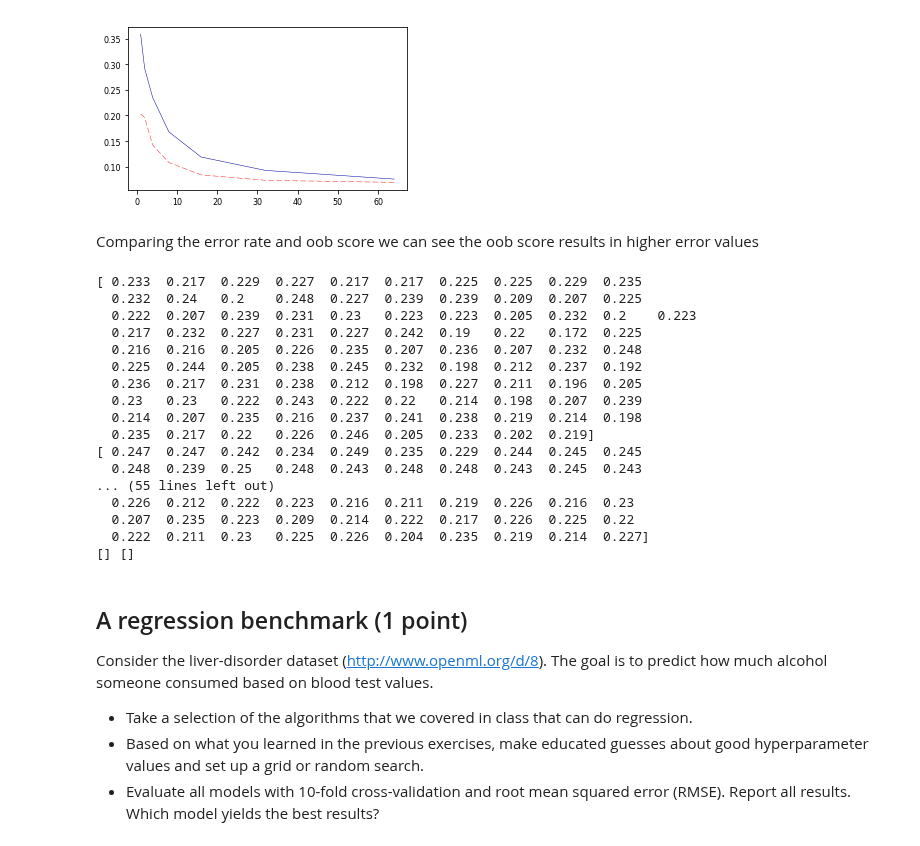
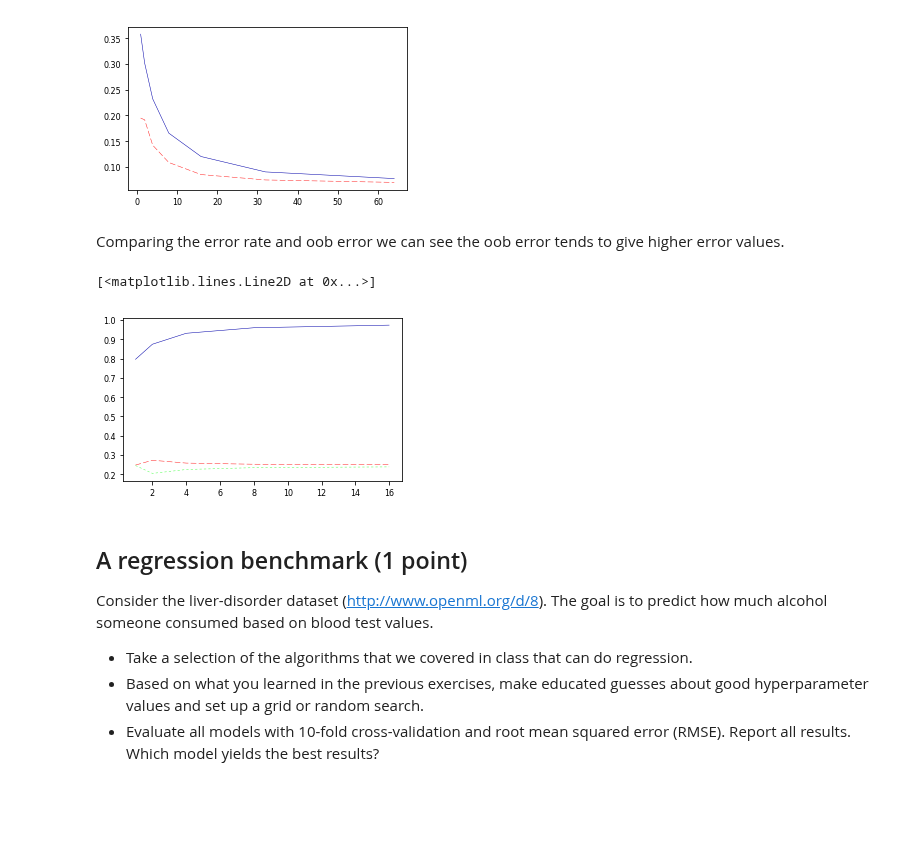
Before and after one commit to Zilarion/2IMW30-Assignment-1-2, a Jupyter notebook: a1/Assignment 1.ipynb, the cells around one changed output. Saved outputs shown, nothing was run; the diff lists cells and outputs as text; code cells hidden in the pictures; blank space fills up the shorter version.

```diff
--- a/a1/Assignment 1.ipynb
+++ b/a1/Assignment 1.ipynb
@@ -439,7 +439,7 @@ from sklearn.ensemble import RandomForestClassifier
 trees = [1, 2, 4, 8, 16, 32, 64]#, 128, 256]
 oobError = []
 for n_trees in trees:
-    clf = RandomForestClassifier(n_estimators=n_trees, n_jobs=4, oob_score=True)
+    clf = RandomForestClassifier(n_estimators=n_trees, n_jobs=-1, oob_score=True)
     clf.fit(X, y)
     oobError.append(1 - clf.oob_score_)
 
@@ -454,61 +454,63 @@ kf = KFold(n_splits=10, shuffle=True, random_state=0)
 errorRates = []
 for n_trees in trees:
     clf = RandomForestClassifier(n_estimators=n_trees)
-    errorRates.append(1 - cross_val_score(clf, X, y, n_jobs=4, cv=kf).mean())
+    errorRates.append(1 - cross_val_score(clf, X, y, n_jobs=-1, cv=kf).mean())
 
 plt.plot(trees, errorRates)
 # %% [output]
 [<matplotlib.lines.Line2D at 0x...>]
 [figure]
 # %% [markdown]
-Comparing the error rate and oob score we can see the oob score results in higher error values
+Comparing the error rate and oob error we can see the oob error tends to give higher error values.
 # %%
+eeg = oml.datasets.get_dataset(1471) # Download Ionosphere data
+X, y = eeg.get_data(target=eeg.default_target_attribute);
+
 # Compute AUC and bias and variance
 from sklearn.metrics import make_scorer
 from sklearn.model_selection import ShuffleSplit
 
-bootstrap = ShuffleSplit(test_size=.66, train_size=.34, n_splits=100)
+n_repeats = 100
+bs = ShuffleSplit(test_size=.66, train_size=.34, n_splits=n_repeats, random_state=0)
 
-def variance(actual, predicted):
-#     print(predicted.var())
+def variance(X, actual, predicted):
     return predicted.var()
 
-def bias(actual, predicted):
-#     print("a",actual, predicted)
+def bias(x, actual, predicted):
     return math.pow(actual - predicted.mean(), 2);
 
-b = make_scorer(bias, greater_is_better=False)
-var = make_scorer(variance, greater_is_better=True)
+biasValues = []
+varValues = []
+aucScores = []
+trees = [1, 2, 4, 8, 16]
+for n_trees in trees:
+    aucScores.append(cross_val_score(RandomForestClassifier(n_estimators=n_trees), X, y, cv=kf, n_jobs=4, scoring="roc_auc").mean())
 
-bVal = []
-varVal = []
-aucScores = []
-for n_trees in trees:
-#     aucScores.append(cross_val_score(RandomForestClassifier(n_estimators=n_trees), X, y, cv=kf, n_jobs=4, scoring="roc_auc").mean())
-    print(cross_val_score(RandomForestClassifier(n_estimators=n_trees), X, y, cv=bootstrap, n_jobs=4, scoring=var))
-#     varVal.append(cross_val_score(RandomForestClassifier(n_estimators=n_trees), X, y, cv=bootstrap, n_jobs=4, scoring=var).mean())
+    clf = RandomForestClassifier(n_estimators=n_trees);
+    y_pred = np.zeros((round(len(X)*0.66), n_repeats))
+    y_test = np.zeros((round(len(X)*0.66), n_repeats))
+    i = 0
+    for train, test in bs.split(X,y):
+        clf.fit(X[train], y[train])
+        y_pred[:,i] = clf.predict(X[test])
+        y_test[:,i] = y[test]
+        i+=1
 
-# plt.plot(trees, aucScores)
+    y_bias = np.zeros((round(len(X)*0.66), 100))
+    for i in range(100):
+        y_bias[:,i] = (y_test[:,i] - np.mean(y_pred[:,i])) ** 2
+    y_var = np.var(y_pred, axis=1)
+    y_bias = np.mean(y_bias, axis=1)
 
-print (bVal, varVal)
+    biasValues.append(y_bias.mean())
+    varValues.append(y_var.mean())
+
+plt.plot(trees, aucScores)
+plt.plot(trees, biasValues)
+plt.plot(trees, varValues)
 # %% [output]
-[ 0.233  0.217  0.229  0.227  0.217  0.217  0.225  0.225  0.229  0.235
-  0.232  0.24   0.2    0.248  0.227  0.239  0.239  0.209  0.207  0.225
-  0.222  0.207  0.239  0.231  0.23   0.223  0.223  0.205  0.232  0.2    0.223
-  0.217  0.232  0.227  0.231  0.227  0.242  0.19   0.22   0.172  0.225
-  0.216  0.216  0.205  0.226  0.235  0.207  0.236  0.207  0.232  0.248
-  0.225  0.244  0.205  0.238  0.245  0.232  0.198  0.212  0.237  0.192
-  0.236  0.217  0.231  0.238  0.212  0.198  0.227  0.211  0.196  0.205
-  0.23   0.23   0.222  0.243  0.222  0.22   0.214  0.198  0.207  0.239
-  0.214  0.207  0.235  0.216  0.237  0.241  0.238  0.219  0.214  0.198
-  0.235  0.217  0.22   0.226  0.246  0.205  0.233  0.202  0.219]
-[ 0.247  0.247  0.242  0.234  0.249  0.235  0.229  0.244  0.245  0.245
-  0.248  0.239  0.25   0.248  0.243  0.248  0.248  0.243  0.245  0.243
-... (55 lines left out)
-  0.226  0.212  0.222  0.223  0.216  0.211  0.219  0.226  0.216  0.23
-  0.207  0.235  0.223  0.209  0.214  0.222  0.217  0.226  0.225  0.22
-  0.222  0.211  0.23   0.225  0.226  0.204  0.235  0.219  0.214  0.227]
-[] []
+[<matplotlib.lines.Line2D at 0x...>]
+[figure, added]
 # %% [markdown]
 ## A regression benchmark (1 point)
 Consider the liver-disorder dataset (http://www.openml.org/d/8). The goal is to predict how much alcohol someone consumed based on blood test values.
```
